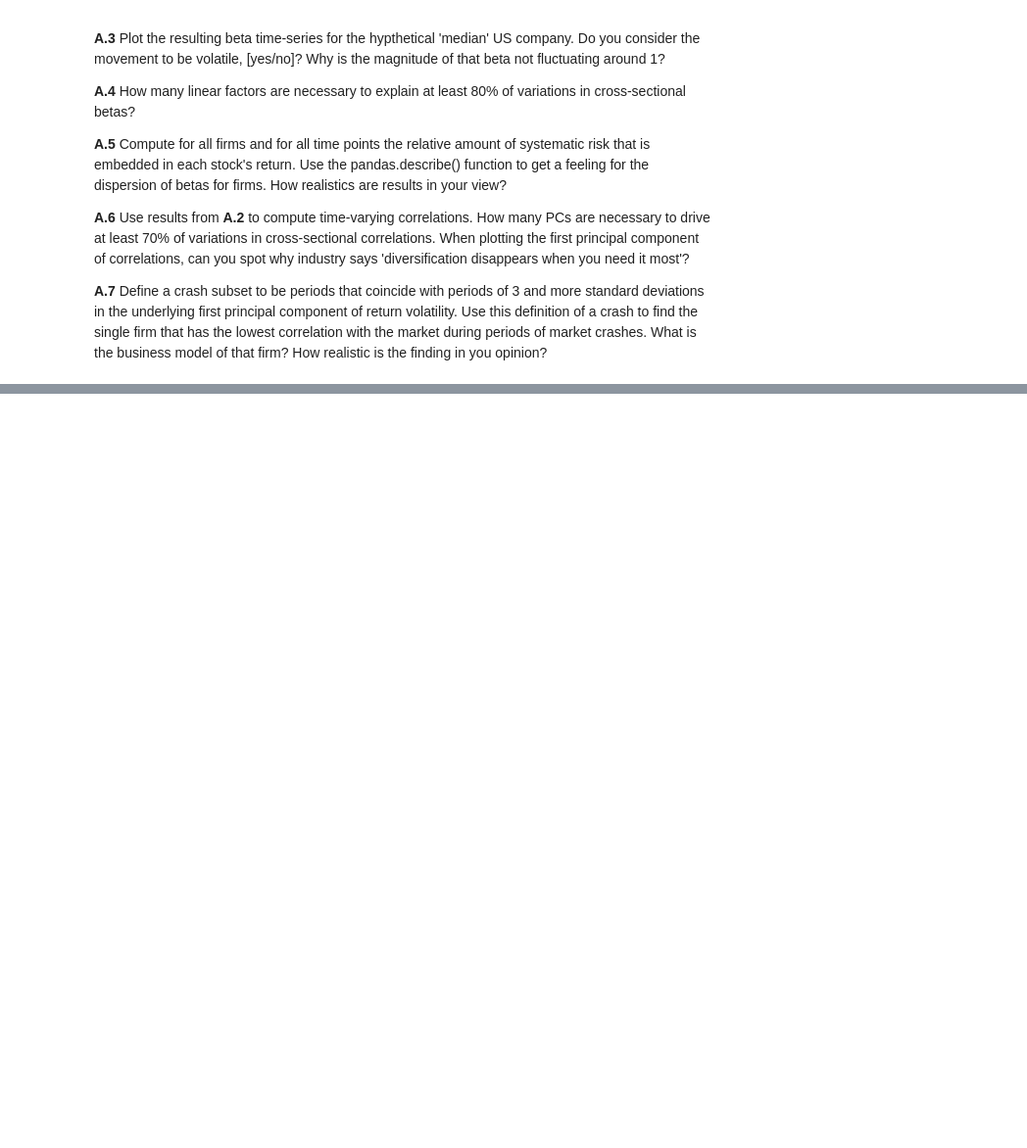
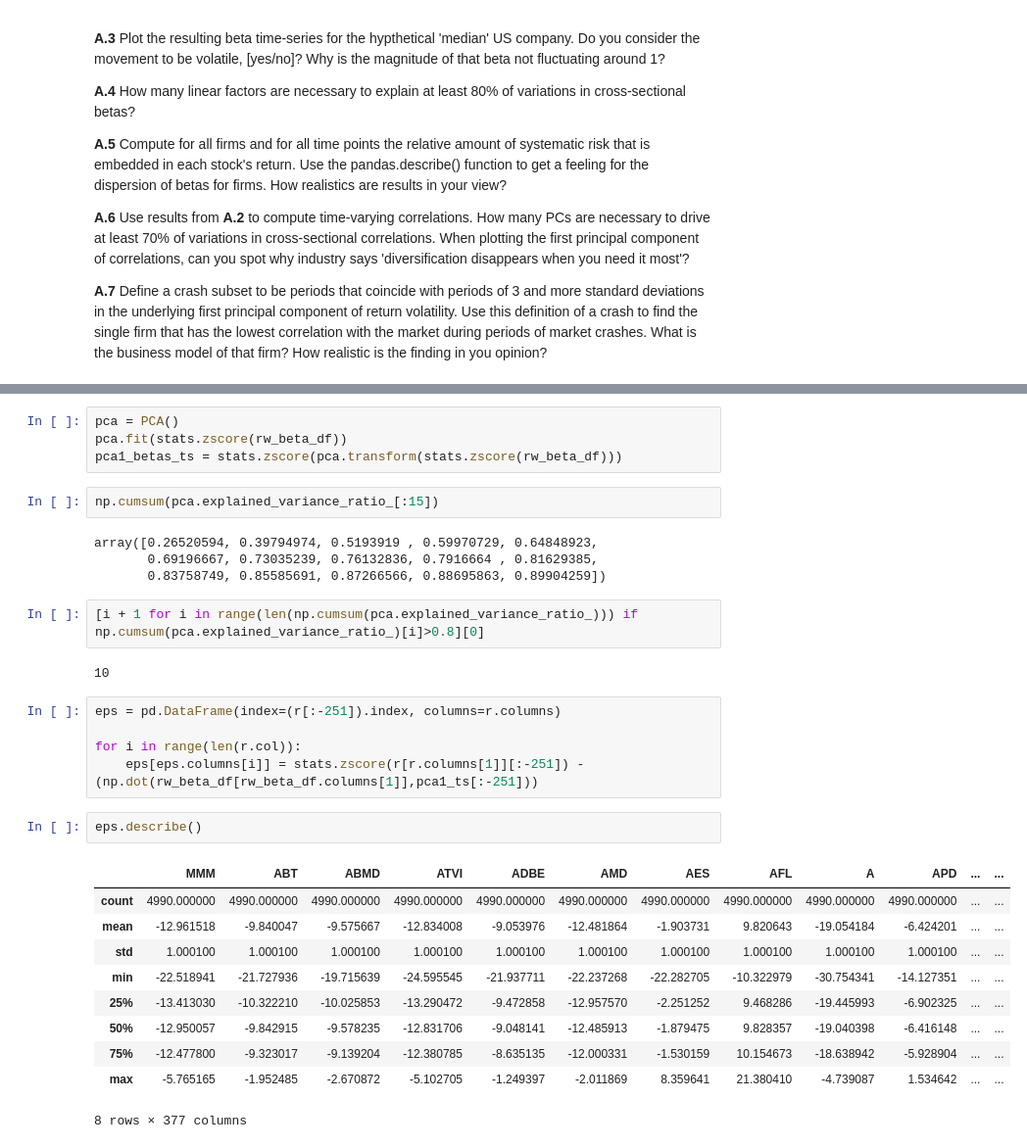
Before and after one commit to Alex-Vasilache/CRAM_WS20, a Jupyter notebook: Nr_8_TimeVaryingCorrelationRisk/Task_TimeVarying_Beta_QuadraticFactorModel.ipynb, the cells around one changed output, grey strips where cells are left out. Shown: that part at 98% size. Drawn from its saved outputs; the diff is of its cells as text; blank space fills up the shorter version.

```diff
--- a/Nr_8_TimeVaryingCorrelationRisk/Task_TimeVarying_Beta_QuadraticFactorModel.ipynb
+++ b/Nr_8_TimeVaryingCorrelationRisk/Task_TimeVarying_Beta_QuadraticFactorModel.ipynb
@@ -97,0 +184,32 @@ $$
+# %%
+pca = PCA()
+pca.fit(stats.zscore(rw_beta_df))
+pca1_betas_ts = stats.zscore(pca.transform(stats.zscore(rw_beta_df)))
+# %%
+np.cumsum(pca.explained_variance_ratio_[:15])
+# %% [output]
+array([0.26520594, 0.39794974, 0.5193919 , 0.59970729, 0.64848923,
+       0.69196667, 0.73035239, 0.76132836, 0.7916664 , 0.81629385,
+       0.83758749, 0.85585691, 0.87266566, 0.88695863, 0.89904259])
+# %%
+[i + 1 for i in range(len(np.cumsum(pca.explained_variance_ratio_))) if np.cumsum(pca.explained_variance_ratio_)[i]>0.8][0]
+# %% [output]
+10
+# %%
+eps = pd.DataFrame(index=(r[:-251]).index, columns=r.columns)
+
+for i in range(len(r.col)):
+    eps[eps.columns[i]] = stats.zscore(r[r.columns[1]][:-251]) - (np.dot(rw_beta_df[rw_beta_df.columns[1]],pca1_ts[:-251]))
+# %%
+eps.describe()
+# %% [output]
+|  | MMM | ABT | ABMD | ATVI | ADBE | AMD | AES | AFL | A | APD | ... | ... |
+| count | 4990.000000 | 4990.000000 | 4990.000000 | 4990.000000 | 4990.000000 | 4990.000000 | 4990.000000 | 4990.000000 | 4990.000000 | 4990.000000 | ... | ... |
+| mean | -12.961518 | -9.840047 | -9.575667 | -12.834008 | -9.053976 | -12.481864 | -1.903731 | 9.820643 | -19.054184 | -6.424201 | ... | ... |
+| std | 1.000100 | 1.000100 | 1.000100 | 1.000100 | 1.000100 | 1.000100 | 1.000100 | 1.000100 | 1.000100 | 1.000100 | ... | ... |
+| min | -22.518941 | -21.727936 | -19.715639 | -24.595545 | -21.937711 | -22.237268 | -22.282705 | -10.322979 | -30.754341 | -14.127351 | ... | ... |
+| 25% | -13.413030 | -10.322210 | -10.025853 | -13.290472 | -9.472858 | -12.957570 | -2.251252 | 9.468286 | -19.445993 | -6.902325 | ... | ... |
+| 50% | -12.950057 | -9.842915 | -9.578235 | -12.831706 | -9.048141 | -12.485913 | -1.879475 | 9.828357 | -19.040398 | -6.416148 | ... | ... |
+| 75% | -12.477800 | -9.323017 | -9.139204 | -12.380785 | -8.635135 | -12.000331 | -1.530159 | 10.154673 | -18.638942 | -5.928904 | ... | ... |
+| max | -5.765165 | -1.952485 | -2.670872 | -5.102705 | -1.249397 | -2.011869 | 8.359641 | 21.380410 | -4.739087 | 1.534642 | ... | ... |
+8 rows × 377 columns
```
Also changed, not shown: parts of 11 cells of this notebook, 39 other files.
